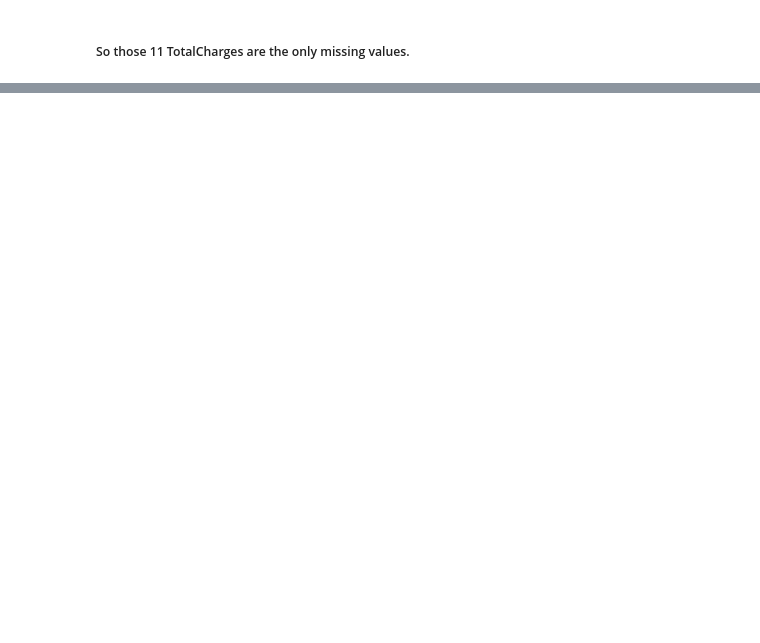
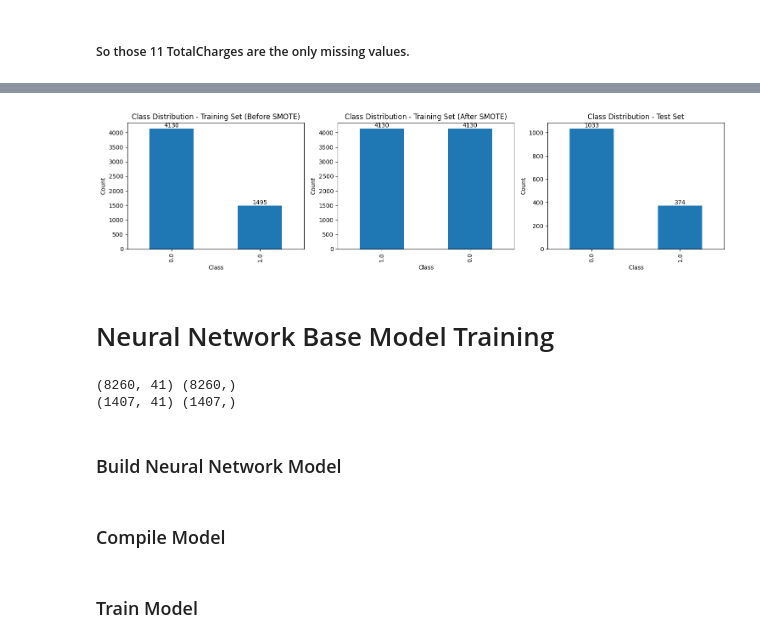
Before and after one commit to thaveesha-mL4v/ML_CW, a Jupyter notebook: MLCW.ipynb, the cells around one changed output, grey strips where cells are left out. Saved outputs shown, nothing was run; the diff lists cells and outputs as text; code cells hidden in the pictures; blank space fills up the shorter version.

Commit message:
Update neural network base model

```diff
--- a/MLCW.ipynb
+++ b/MLCW.ipynb
@@ -164,0 +402,48 @@ dtype: int64
+# %%
+plt.figure(figsize=(15, 4))
+
+# --- Before SMOTE ---
+plt.subplot(131)
+ax1 = Y_train.value_counts().plot(kind='bar')
+plt.title('Class Distribution - Training Set (Before SMOTE)')
+plt.xlabel('Class')
+plt.ylabel('Count')
+
+# Add value labels
+for p in ax1.patches:
+    ax1.annotate(str(int(p.get_height())),
+                 (p.get_x() + p.get_width() / 2, p.get_height()),
+                 ha='center', va='bottom')
+
+
+# --- After SMOTE ---
+plt.subplot(132)
+ax2 = Y_train_resampled.value_counts().plot(kind='bar')
+plt.title('Class Distribution - Training Set (After SMOTE)')
+plt.xlabel('Class')
+plt.ylabel('Count')
+
+# Add value labels
+for p in ax2.patches:
+    ax2.annotate(str(int(p.get_height())),
+                 (p.get_x() + p.get_width() / 2, p.get_height()),
+                 ha='center', va='bottom')
+
+
+# --- Test Set ---
+plt.subplot(133)
+ax3 = Y_test.value_counts().plot(kind='bar')
+plt.title('Class Distribution - Test Set')
+plt.xlabel('Class')
+plt.ylabel('Count')
+
+# Add value labels
+for p in ax3.patches:
+    ax3.annotate(str(int(p.get_height())),
+                 (p.get_x() + p.get_width() / 2, p.get_height()),
+                 ha='center', va='bottom')
+
+plt.tight_layout()
+plt.show()
+# %% [output]
+[figure, added]
@@ -164,0 +455,2 @@ dtype: int64
+# %% [markdown]
+# Neural Network Base Model Training
@@ -164,0 +462,8 @@ dtype: int64
+# %%
+print(X_train.shape, Y_train.shape)
+print(X_test.shape, Y_test.shape)
+# %% [output]
+(8260, 41) (8260,)
+(1407, 41) (1407,)
+# %% [markdown]
+### Build Neural Network Model
@@ -164,0 +491,2 @@ dtype: int64
+# %% [markdown]
+### Compile Model
@@ -164,0 +499,2 @@ dtype: int64
+# %% [markdown]
+### Train Model
```
Also changed, not shown: parts of 45 cells of this notebook.
